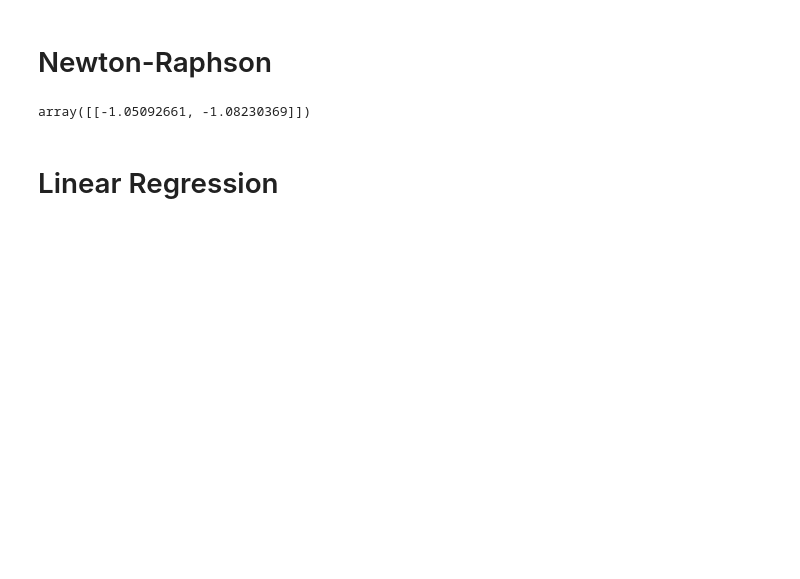
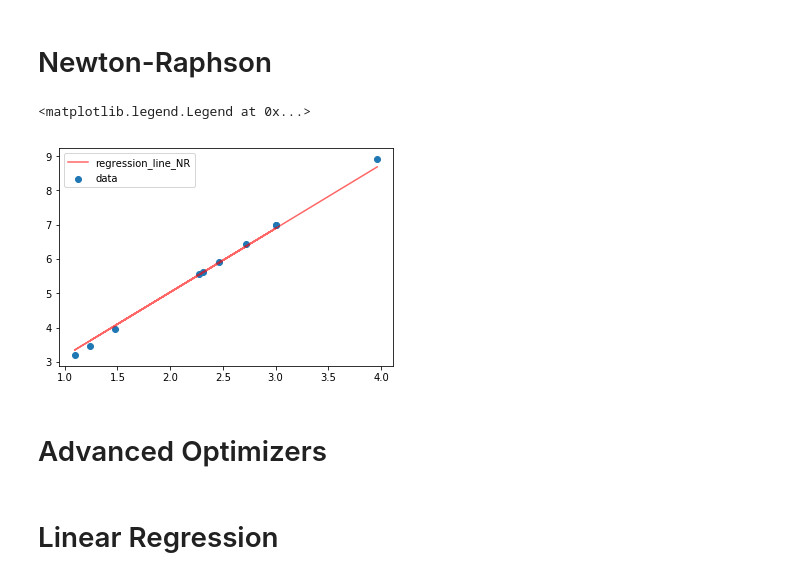
Before and after one commit to jimimvp/ml_from_scratch, a Jupyter notebook: Optimization.ipynb, the cells around one changed output. Cells and saved outputs as stored; diff of their text form; code cells hidden in the pictures; blank space fills up the shorter version.

```diff
--- a/Optimization.ipynb
+++ b/Optimization.ipynb
@@ -6,27 +6,33 @@ import matplotlib.pyplot as plt
 # %%
 import numpy as np
 np.random.seed(222)
 
-X = np.random.normal(0,2, (10, 2))
-f_target = lambda x: x[0]+2*x[1]
+X = np.random.normal(2,1, (10, 1))
+f_target = lambda x: x[0]*2+1
 
-Y = np.apply_along_axis(arr=X, axis=1, func1d=f_target).reshape(-1,1)
-
-W = np.random.normal(0,2,len(X[0])).reshape(1,-1)
+Y = X*2+1
+X = np.hstack([X, np.ones((X.shape[0], 1))])
+W = np.random.normal(0,2,len(X[0]+1)).reshape(1,-1)
 
 
 
-f = lambda X, W: np.dot(X, W.T)
+f = lambda X, W: X@W.T
 
 loss = lambda Y,X,W: np.square(Y-f(X,W))/2
-loss_der = lambda Y,X,W: (Y-f(X,W))*X
+loss_der = lambda Y,X,W: (f(X,W)-Y)*X
 
 # optimize using newton-rhapson
-lr=1e-4
-for i in range(1000):
-    W = W + np.mean(loss(Y,X,W)/(loss_der(Y,X,W)), axis=0)*lr
+lr=1e-2
+batch_size = 1
+for e in range(10000):
+    W = W -np.sum(loss(Y,X,W)/loss_der(Y,X,W))*lr
 
 
-W
+plt.scatter(X[:,0], Y, label='data')
+plt.plot(X[:,0], f(X,W), c='red', alpha=.6, label='regression_line_NR')
+plt.legend()
 # %% [output]
-array([[-1.05092661, -1.08230369]])
+<matplotlib.legend.Legend at 0x...>
+[figure, added]
+# %% [markdown]
+# Advanced Optimizers
```
Also changed, not shown: parts of 8 cells of this notebook.
